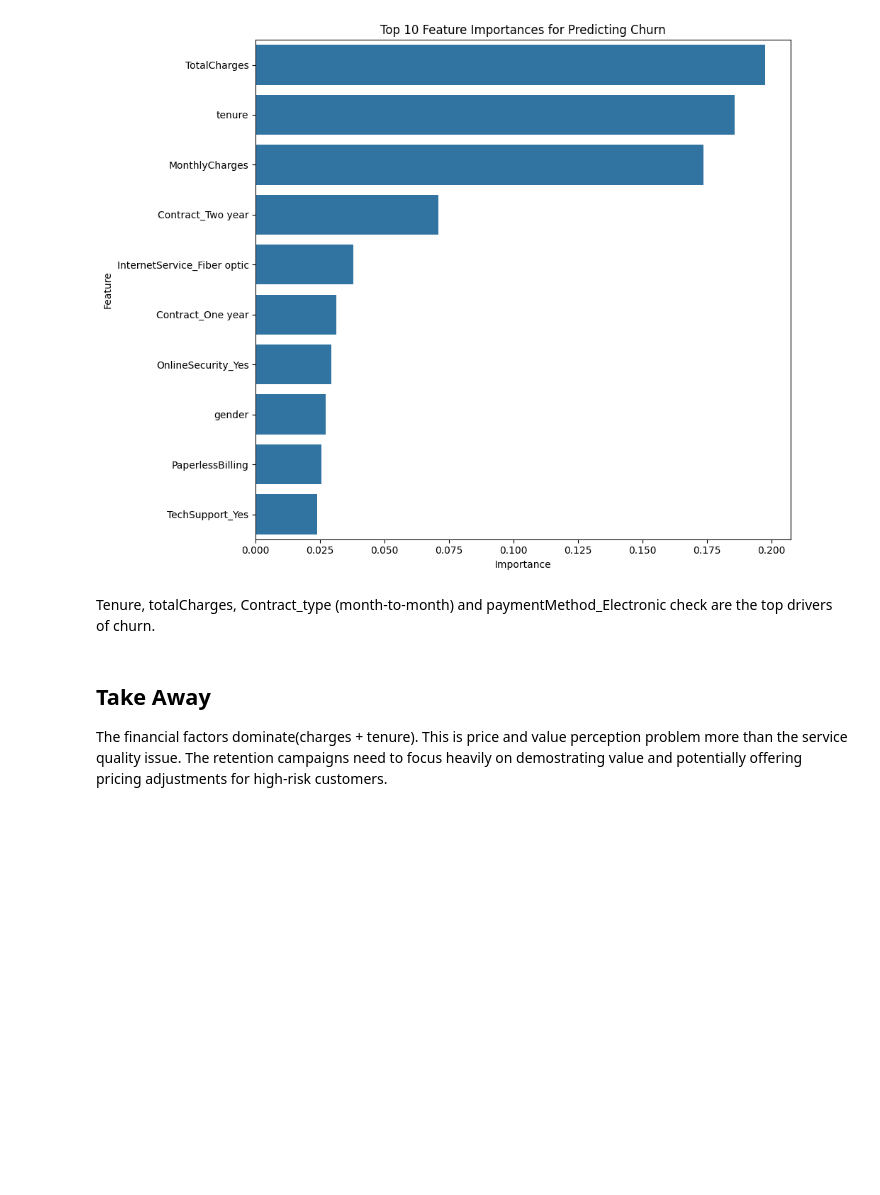
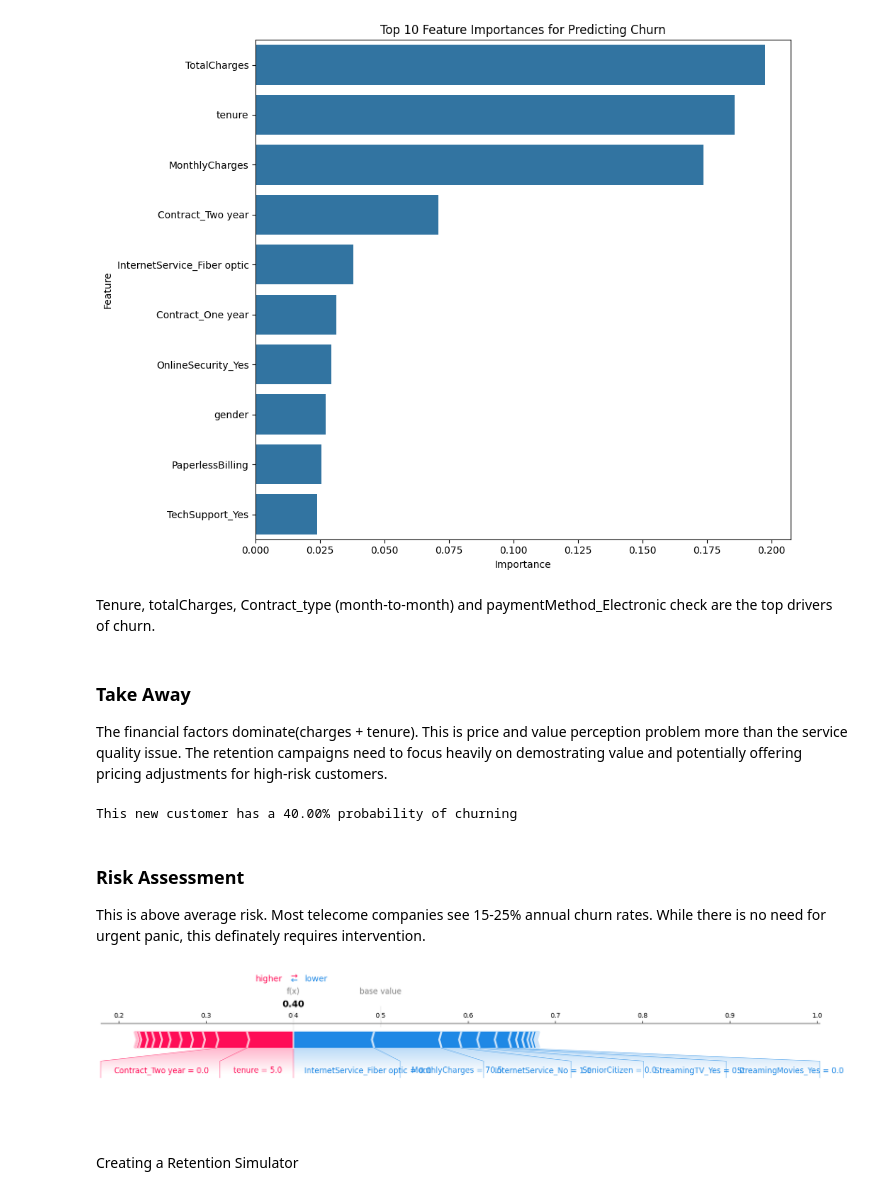
Before and after one commit to shivan-kigenyi/Customer-churn-Prediction-Project, a Jupyter notebook: Analysis.ipynb, the cells around one changed output. Saved outputs shown, nothing was run; the diff lists cells and outputs as text; code cells hidden in the pictures; blank space fills up the shorter version.

Commit message:
Project next step is to do prediction
Project deployment will follow suite

```diff
--- a/Analysis.ipynb
+++ b/Analysis.ipynb
@@ -208,5 +208,67 @@ plt.show()
 # %% [markdown]
 Tenure, totalCharges, Contract_type (month-to-month) and paymentMethod_Electronic check are the top drivers of churn.
 # %% [markdown]
-## Take Away
+### Take Away
 The financial factors dominate(charges + tenure). This is price and value perception problem more than the service quality issue. The retention campaigns need to focus heavily on demostrating value and potentially offering pricing adjustments for high-risk customers.
+# %%
+# Making a prediction for a single customer
+# create a sample new customer data point (using the same structure as X_train_numeric)
+
+new_customer_numeric = pd.DataFrame({
+    'gender': [1],
+    'SeniorCitizen': [0],
+    'Partner': [0],
+    'Dependents': [0],
+    'tenure': [5],
+    'PhoneService': [1],
+    'PaperlessBilling': [1],
+    'MonthlyCharges': [70.5],
+    'TotalCharges': [70.5],
+    'MultipleLines_No phone service': [False],
+    'MultipleLines_Yes': [False],
+    'OnlineSecurity_No internet service': [False],
+    'OnlineSecurity_Yes': [False],
+    'InternetService_Fiber optic': [False],
+    'InternetService_No': [True],
+    'OnlineBackup_No internet service': [False],
+    'OnlineBackup_Yes': [False],
+    'TechSupport_No internet service': [False],
+    'TechSupport_Yes': [False],
+    'StreamingTV_No internet service': [False],
+    'StreamingTV_Yes': [False],
+    'StreamingMovies_No internet service': [False],
+    'StreamingMovies_Yes': [False],
+    'Contract_One year': [False],
+    'Contract_Two year': [False]
+}, columns=X_train_numeric.columns)
+
+# Scale the new customer data
+new_customer_scaled = scaler.transform(new_customer_numeric)
+
+# Use the model to predict probability
+churn_probability = rf_model.predict_proba(new_customer_numeric)[0][1]
+print(f'This new customer has a {churn_probability:.2%} probability of churning')
+# A high probability would flag them for the retention team
+# %% [output]
+This new customer has a 40.00% probability of churning
+# %% [markdown]
+### Risk Assessment
+This is above average risk. Most telecome companies see 15-25% annual churn rates. While there is no need for urgent panic, this definately requires intervention.
+# %%
+import shap
+
+explainer = shap.TreeExplainer(rf_model)
+shap_values = explainer.shap_values(new_customer_numeric)
+
+# For a single instance, shap_values is (features, 2) where 2 is the number of classes
+# We want the SHAP values for class 1
+shap_values_class1 = shap_values[0][:, 1]
+
+shap.force_plot(explainer.expected_value[1],
+                shap_values_class1,
+                new_customer_numeric.iloc[0], # Get the feature values for the first instance
+                matplotlib=True)
+# %% [output]
+[figure, added]
+# %% [markdown]
+Creating a Retention Simulator
```
Also changed, not shown: parts of 4 cells of this notebook, 3 other files.
